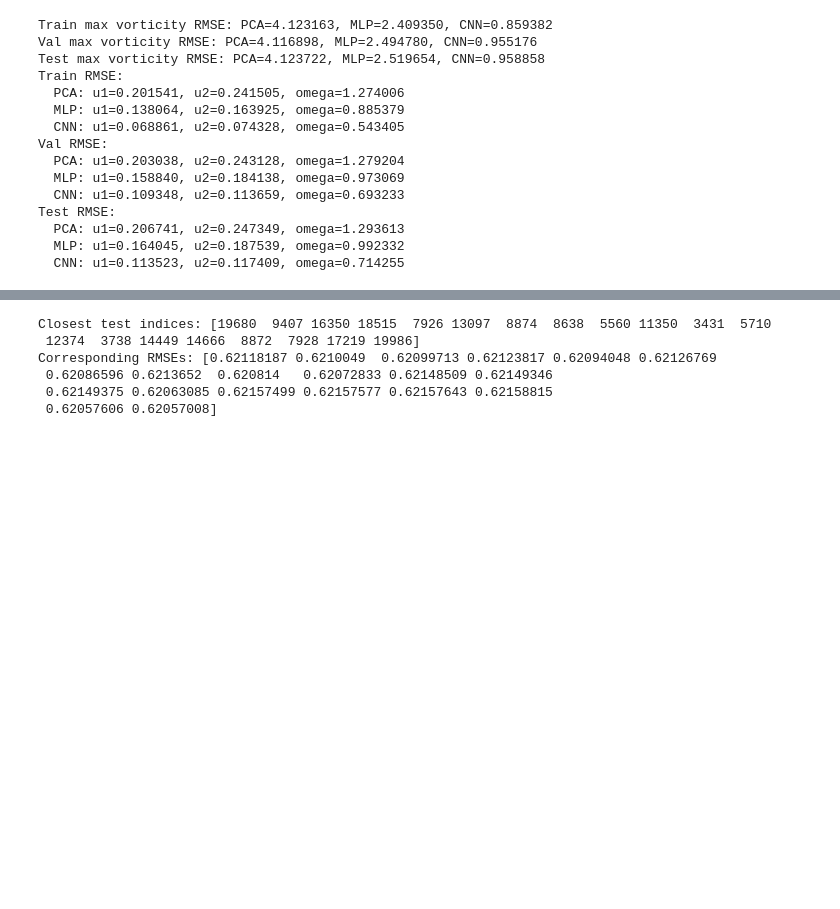
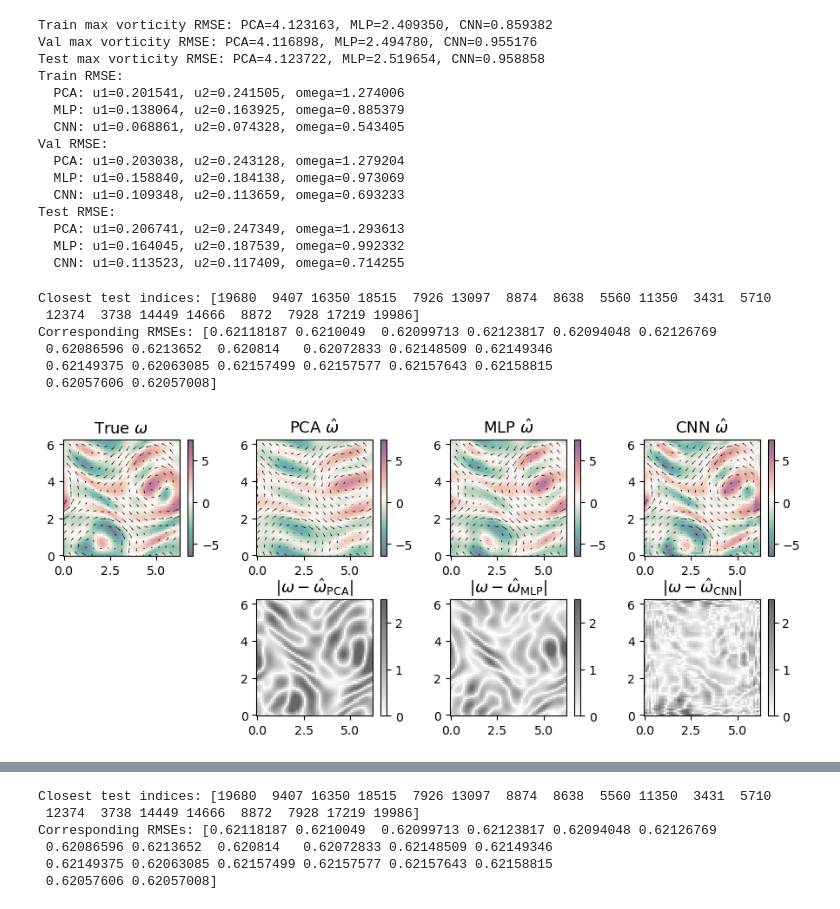
Before and after one commit to biancach/LDA_BO, a Jupyter notebook: examples/kolmogorov/rom/evaluate_models.ipynb, the cells around one changed output, grey strips where cells are left out. Cells and saved outputs as stored; diff of their text form; code cells hidden in the pictures; blank space fills up the shorter version.

```diff
--- a/examples/kolmogorov/rom/evaluate_models.ipynb
+++ b/examples/kolmogorov/rom/evaluate_models.ipynb
@@ -229,3 +237,62 @@ Test RMSE:
   PCA: u1=0.206741, u2=0.247349, omega=1.293613
   MLP: u1=0.164045, u2=0.187539, omega=0.992332
   CNN: u1=0.113523, u2=0.117409, omega=0.714255
+# %%
+# Compute per-sample RMSE for CNN vorticity on test set
+rmse_per_sample = np.sqrt(np.mean((w[test_idx] - w_cnn[test_idx])**2, axis=(1,2)))
+avg_rmse = np.mean(rmse_per_sample)
+
+# Find the 20 test indices closest to the average RMSE, pick the 15th for visualization
+closest_indices = np.argsort(np.abs(rmse_per_sample - avg_rmse))[:20]
+idx = test_idx[closest_indices[0]]
+
+print("Closest test indices:", test_idx[closest_indices])
+print("Corresponding RMSEs:", rmse_per_sample[closest_indices])
+# %% [output]
+Closest test indices: [19680  9407 16350 18515  7926 13097  8874  8638  5560 11350  3431  5710
+ 12374  3738 14449 14666  8872  7928 17219 19986]
+Corresponding RMSEs: [0.62118187 0.6210049  0.62099713 0.62123817 0.62094048 0.62126769
+ 0.62086596 0.6213652  0.620814   0.62072833 0.62148509 0.62149346
+ 0.62149375 0.62063085 0.62157499 0.62157577 0.62157643 0.62158815
+ 0.62057606 0.62057008]
+# %%
+idx = 9407
+# %%
+fs = 13
+fig, axes = plt.subplots(2, 4, figsize=(9, 3.75))
+
+def plot_vorticity(ax, field, title, vmin, vmax, quiver=None, alpha=0.6, cmap=cm.cm.curl):
+    mesh = ax.pcolormesh(grid_x, grid_y, field, cmap=cmap, vmin=vmin, vmax=vmax, shading='auto', alpha=alpha)
+    ax.set_title(title, fontsize=fs)
+    ax.set_aspect('equal')
+    fig.colorbar(mesh, ax=ax)
+    if quiver is not None:
+        ax.quiver(grid_x[::4, ::4], grid_y[::4, ::4], quiver[0][::4, ::4], quiver[1][::4, ::4], color='black')
+
+vmin_w = np.min([w[idx], w_pca[idx], w_mlp[idx], w_cnn[idx]])
+vmax_w = np.max([w[idx], w_pca[idx], w_mlp[idx], w_cnn[idx]])
+
+plot_vorticity(axes[0, 0], w[idx], 'True $\omega$', vmin_w, vmax_w, quiver=(u1[idx], u2[idx]))
+plot_vorticity(axes[0, 1], w_pca[idx], 'PCA $\hat{\omega}$', vmin_w, vmax_w, quiver=(u1_pca[idx], u2_pca[idx]))
+plot_vorticity(axes[0, 2], w_mlp[idx], 'MLP $\hat{\omega}$', vmin_w, vmax_w, quiver=(u1_mlp[idx], u2_mlp[idx]))
+plot_vorticity(axes[0, 3], w_cnn[idx], 'CNN $\hat{\omega}$', vmin_w, vmax_w, quiver=(u1_cnn[idx], u2_cnn[idx]))
+
+# Second row: error fields (true - predicted)
+error_pca = np.abs(w[idx] - w_pca[idx])
+error_mlp = np.abs(w[idx] - w_mlp[idx])
+error_cnn = np.abs(w[idx] - w_cnn[idx])
+
+vmin_err = 0
+vmax_err = 2.5
+
+plot_vorticity(axes[1, 1], error_pca, '$|\omega - \hat{\omega}_\mathrm{PCA}$|', vmin_err, vmax_err, cmap=cm.cm.gray_r)
+plot_vorticity(axes[1, 2], error_mlp, '$|\omega - \hat{\omega}_\mathrm{MLP}$|', vmin_err, vmax_err, cmap=cm.cm.gray_r)
+plot_vorticity(axes[1, 3], error_cnn, '$|\omega - \hat{\omega}_\mathrm{CNN}$|', vmin_err, vmax_err, cmap=cm.cm.gray_r)
+
+axes[1, 0].axis('off')
+
+plt.tight_layout(pad=0.65)
+plt.savefig(f'{project_root}/figures/{project}/rom/vorticity_comparison_latent_dim_{latent_dim}_idx_{idx}.png', dpi=300, bbox_inches='tight')
+plt.show()
+# %% [output]
+[figure, added]
```
Also changed, not shown: parts of 4 cells of this notebook, 6 other files.
